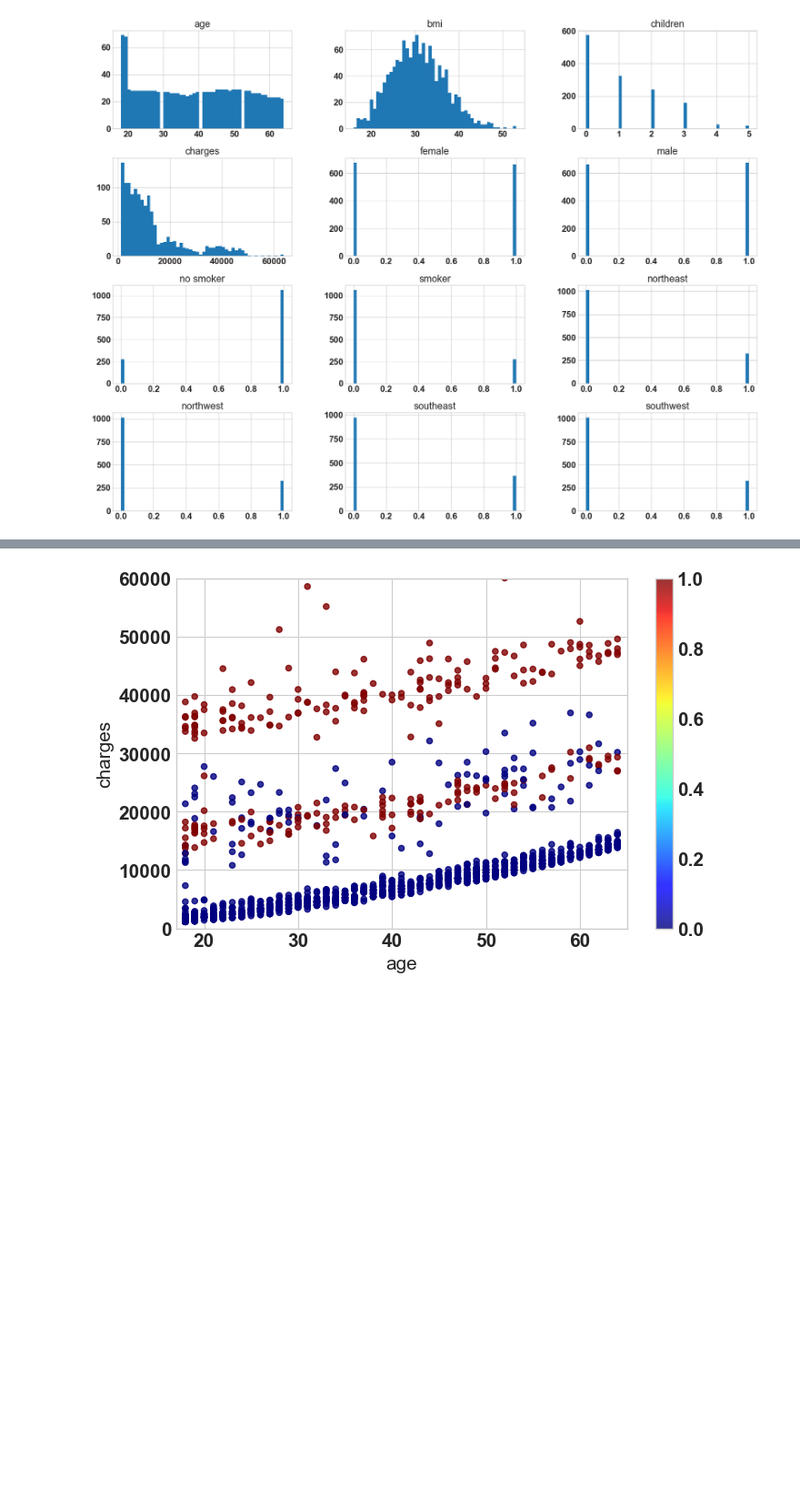
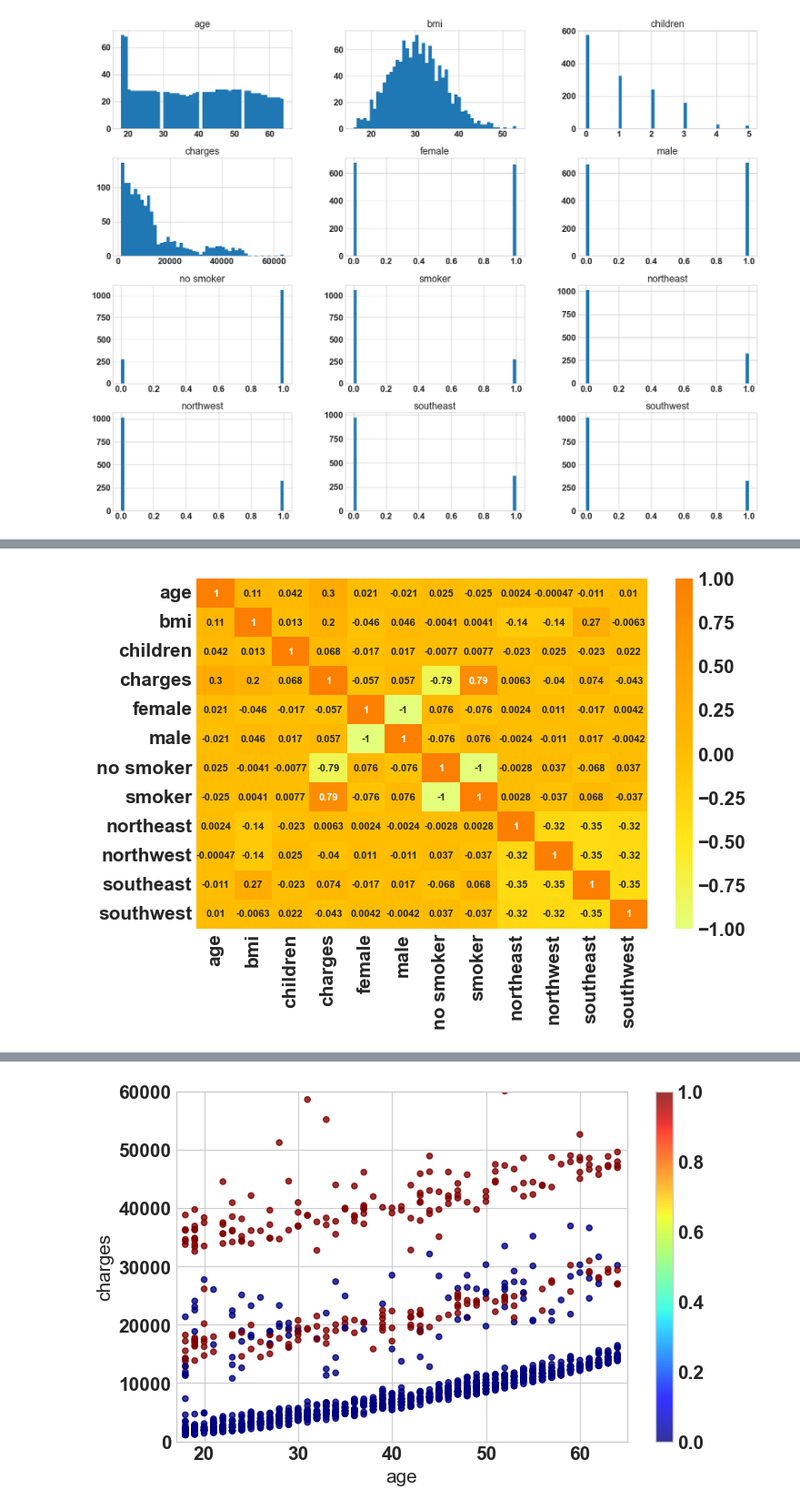
Before and after one commit to RobinGoldwing/gold-insurance, a Jupyter notebook: Proyecto ML insurance.ipynb, the cells around one changed output, grey strips where cells are left out. Shown at 91% size. Saved outputs shown, nothing was run; the diff lists cells and outputs as text; code cells hidden in the pictures; blank space fills up the shorter version.

```diff
--- a/Proyecto ML insurance.ipynb
+++ b/Proyecto ML insurance.ipynb
@@ -274,13 +333,14 @@ fumador_encoder = OneHotEncoder(sparse=False)
 # para la categoria Fumador (no/yes)
 fumador_cat_1hot = fumador_encoder.fit_transform(cat_fumador)
 
-insurance_copy.reset_index(drop=False, inplace=True)
-insurance_copy=insurance_copy.join(pd.DataFrame(fumador_cat_1hot, columns=[cat for cat in fumador_encoder.categories_[0]]))
-insurance_copy=insurance_copy.drop(["smoker","index","level_0"], axis=1)
+insurance_norm.reset_index(drop=False, inplace=True)
+insurance_norm=insurance_norm.join(pd.DataFrame(fumador_cat_1hot, columns=[cat for cat in fumador_encoder.categories_[0]]))
+# Borraremos la columna categorizada, así como el index que se añadió al realizar el join
+insurance_norm=insurance_norm.drop(["smoker","index"], axis=1)
 
 # Mostramos el resultado
-insurance_copy.info()
-insurance_copy.head()
+insurance_norm.info()
+insurance_norm.head()
 # %% [output]
 <class 'pandas.core.frame.DataFrame'>
 RangeIndex: 1338 entries, 0 to 1337
@@ -379,0 +532,8 @@ plt.show()
+# %%
+corr_norm = insurance_norm.corr()
+# Reduciremos el tamaño de fuente para este gráfico (y lo volveremos a dejar como estaba) por el tamaño de celdas
+plt.rcParams['font.size'] =8
+sns.heatmap(corr_norm, cmap = 'Wistia', annot= True)
+plt.rcParams['font.size'] =14
+# %% [output]
+[figure, added]
```
Also changed, not shown: parts of 120 cells of this notebook.
